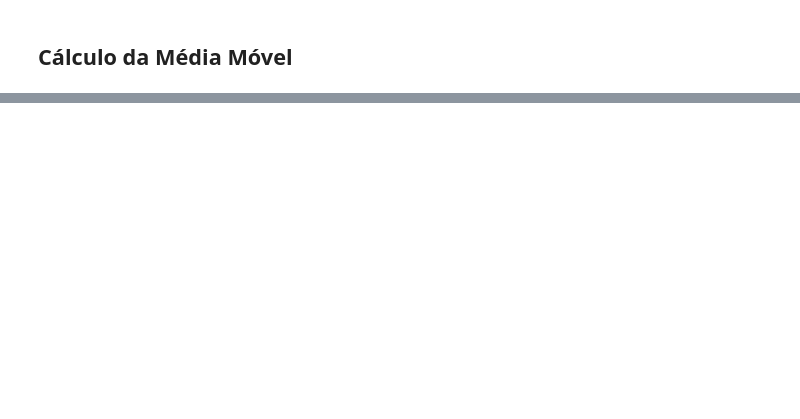
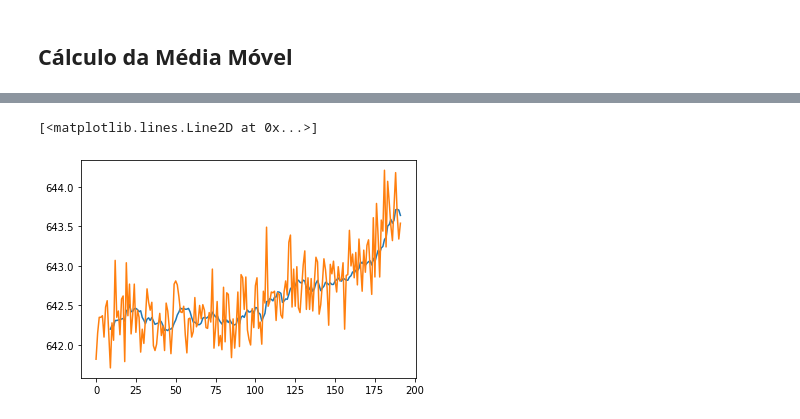
Before and after one commit to lucas-fpaiva/estatistica_pes, a Jupyter notebook: exploratory-m1.ipynb, the cells around one changed output, grey strips where cells are left out. Drawn from its saved outputs; the diff is of its cells as text; code cells hidden in the pictures; blank space fills up the shorter version.

```diff
--- a/exploratory-m1.ipynb
+++ b/exploratory-m1.ipynb
@@ -162,3 +162,6 @@ data_cor.sort_values(by=['RUL'], ascending=False, key=abs).head(6)
 | sensor15 | 0.022486 | 0.675975 | 0.639921 | 0.758459 | 0.149042 | -0.747051 | 0.700949 | 0.293753 | 0.780913 | -0.766052 | 0.697662 | ... |
 # %% [markdown]
 ## Cálculo da Média Móvel
+# %%
+train_data = load_data()
+train_data.head()
@@ -164,0 +176,9 @@ data_cor.sort_values(by=['RUL'], ascending=False, key=abs).head(6)
+# %%
+sensor2=train_data[train_data['id']==1]['sensor2']
+sensor2_avg = sensor2.rolling(10).mean()
+
+plt.plot(sensor2_avg)
+plt.plot(sensor2)
+# %% [output]
+[<matplotlib.lines.Line2D at 0x...>]
+[figure, added]
```
Also changed, not shown: parts of 6 cells of this notebook.
